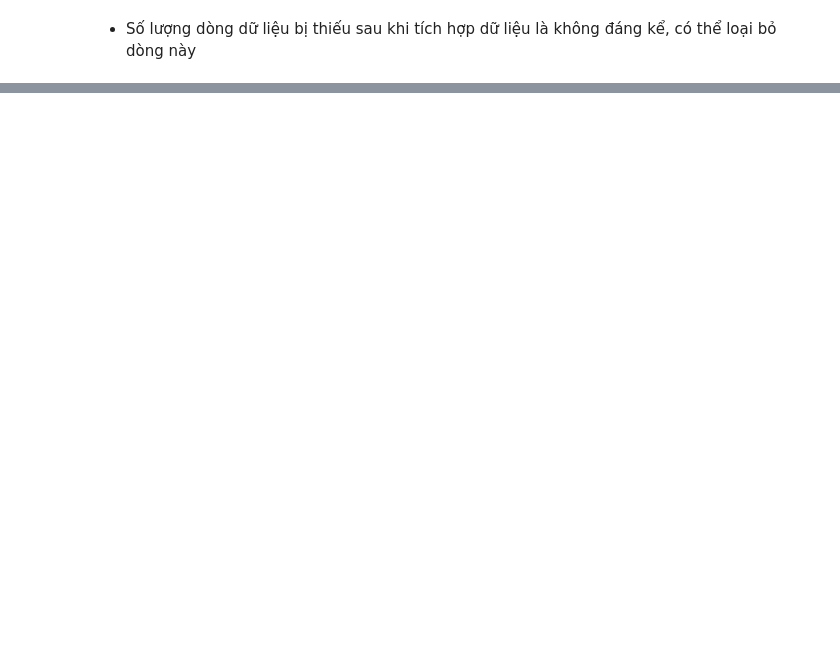
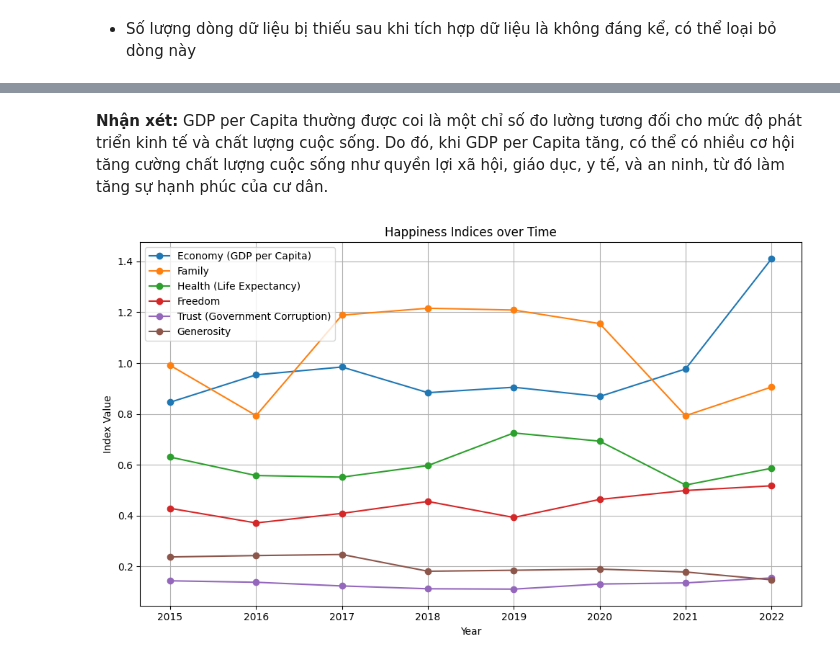
Before and after one commit to NgTrDung/DataMining_For_HappinessReport, a Jupyter notebook: Happiness_Report.ipynb, the cells around one changed output, grey strips where cells are left out. Cells and saved outputs as stored; diff of their text form; code cells hidden in the pictures; blank space fills up the shorter version.

```diff
--- a/Happiness_Report.ipynb
+++ b/Happiness_Report.ipynb
@@ -341,0 +429,8 @@ print("Số dòng và cột của tập dữ liệu trước khi xử lý")
+# %%
+# Loại bỏ các dòng dữ liệu có cột bị NULL hoặc rỗng
+df_cleaned = df_raw.dropna()
+
+# Kiểm tra số lượng dòng dữ liệu sau khi loại bỏ
+num_rows_after_cleaning = len(df_cleaned)
+
+print(f"Số lượng dòng dữ liệu sau khi loại bỏ: {num_rows_after_cleaning}")
@@ -341,0 +498,24 @@ print("Số dòng và cột của tập dữ liệu trước khi xử lý")
+# %% [markdown]
+**Nhận xét:**
+GDP per Capita thường được coi là một chỉ số đo lường tương đối cho mức độ phát triển kinh tế và chất lượng cuộc sống. Do đó, khi GDP per Capita tăng, có thể có nhiều cơ hội tăng cường chất lượng cuộc sống như quyền lợi xã hội, giáo dục, y tế, và an ninh, từ đó làm tăng sự hạnh phúc của cư dân.
+# %%
+# Tạo một DataFrame mới chỉ chứa các chỉ số hạnh phúc và cột 'year'
+df_happiness_indices = df_cleaned[['Economy (GDP per Capita)', 'Family', 'Health (Life Expectancy)', 'Freedom', 'Trust (Government Corruption)', 'Generosity', 'year']]
+
+# Groupby theo cột 'year' và tính trung bình cho mỗi chỉ số hạnh phúc
+df_mean_indices = df_happiness_indices.groupby('year').mean()
+
+# Vẽ biểu đồ đường
+plt.figure(figsize=(10, 6))
+for column in df_mean_indices.columns:
+    plt.plot(df_mean_indices.index, df_mean_indices[column], marker='o', label=column)
+
+plt.title('Happiness Indices over Time')
+plt.xlabel('Year')
+plt.ylabel('Index Value')
+plt.legend()
+plt.grid(True)
+plt.tight_layout()
+plt.show()
+# %% [output]
+[figure, added]
```
Also changed, not shown: parts of 61 cells of this notebook, 2 other files.
